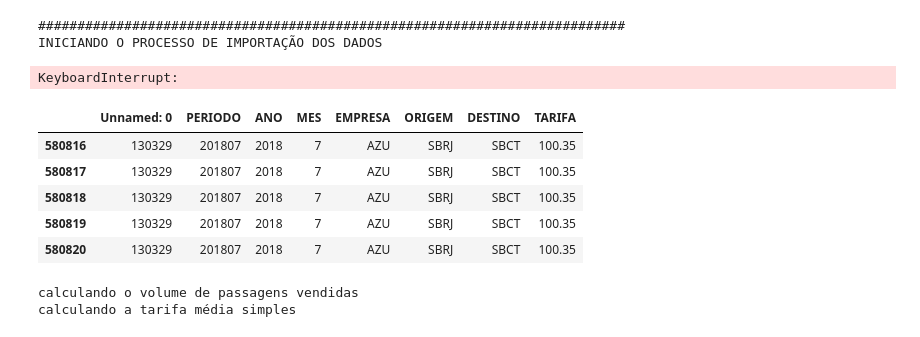
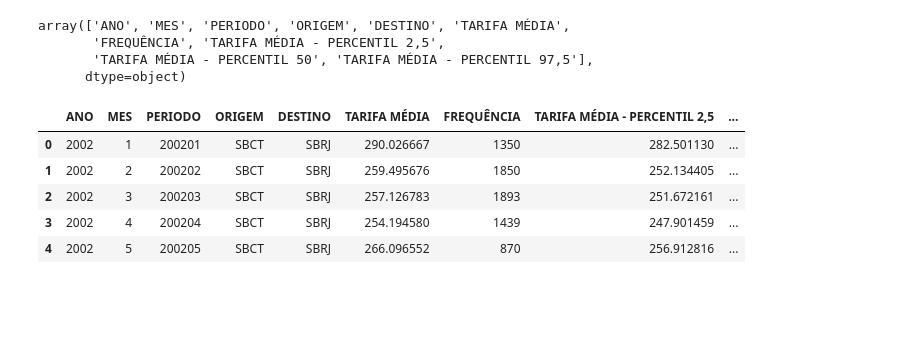
Before and after one commit to fredericohorst/anac-tarifas-aereas, a Jupyter notebook: tarifas_aereas.ipynb, the cells around one changed output. Saved outputs shown, nothing was run; the diff lists cells and outputs as text; code cells hidden in the pictures; blank space fills up the shorter version.

```diff
--- a/tarifas_aereas.ipynb
+++ b/tarifas_aereas.ipynb
@@ -85,15 +30,6 @@ def importing_data(source_path, origem_icao, destino_icao):
-# %%
-# aeroportos = pd.read_csv('aeroportos.csv',';')
-# origens = ['SBCT'],'SBRJ'] # aeroportos.ICAO.unique()
-# destinos = ['SBCT','SBRJ'] # aeroportos.ICAO.unique()
-# results = []
-# for origem in origens:
-#     for destino in destinos:
-#         if origem != destino:
-tarifas_df = statistics_processor.importing_data(source_path='tarifas_df_ajustada',origem_icao='SBTC', destino_icao='SBRJ')
-#         else:
-#             pass
-# %% [output]
-###########################################################################
-INICIANDO O PROCESSO DE IMPORTAÇÃO DOS DADOS
-KeyboardInterrupt:
+# %%
+df_tarifas_sts = pd.read_csv('df_tarifas_sts.csv')
+df_tarifas_sts = df_tarifas_sts.drop(columns=['Unnamed: 0'])
+df_tarifas_sts['PERIODO'] = df_tarifas_sts.PERIODO.astype(str)
+# importando o dicionário de dados dos aeroportos:
+aeroportos = pd.read_csv('aeroportos.csv',';')
@@ -100,26 +43,16 @@ KeyboardInterrupt:
+# %%
+df_tarifas_sts.columns.values
+# %% [output]
+array(['ANO', 'MES', 'PERIODO', 'ORIGEM', 'DESTINO', 'TARIFA MÉDIA',
+       'FREQUÊNCIA', 'TARIFA MÉDIA - PERCENTIL 2,5',
+       'TARIFA MÉDIA - PERCENTIL 50', 'TARIFA MÉDIA - PERCENTIL 97,5'],
+      dtype=object)
 # %%
-tarifas_df.head()
+df_tarifas_sts.head()
 # %% [output]
-|  | Unnamed: 0 | PERIODO | ANO | MES | EMPRESA | ORIGEM | DESTINO | TARIFA |
-| 580816 | 130329 | 201807 | 2018 | 7 | AZU | SBRJ | SBCT | 100.35 |
-| 580817 | 130329 | 201807 | 2018 | 7 | AZU | SBRJ | SBCT | 100.35 |
-| 580818 | 130329 | 201807 | 2018 | 7 | AZU | SBRJ | SBCT | 100.35 |
-| 580819 | 130329 | 201807 | 2018 | 7 | AZU | SBRJ | SBCT | 100.35 |
-| 580820 | 130329 | 201807 | 2018 | 7 | AZU | SBRJ | SBCT | 100.35 |
+|  | ANO | MES | PERIODO | ORIGEM | DESTINO | TARIFA MÉDIA | FREQUÊNCIA | TARIFA MÉDIA - PERCENTIL 2,5 | ... |
+| 0 | 2002 | 1 | 200201 | SBCT | SBRJ | 290.026667 | 1350 | 282.501130 | ... |
+| 1 | 2002 | 2 | 200202 | SBCT | SBRJ | 259.495676 | 1850 | 252.134405 | ... |
+| 2 | 2002 | 3 | 200203 | SBCT | SBRJ | 257.126783 | 1893 | 251.672161 | ... |
+| 3 | 2002 | 4 | 200204 | SBCT | SBRJ | 254.194580 | 1439 | 247.901459 | ... |
+| 4 | 2002 | 5 | 200205 | SBCT | SBRJ | 266.096552 | 870 | 256.912816 | ... |
-# %%
-print('calculando o volume de passagens vendidas')
-tarifas_count = tarifas_df.copy()
-tarifas_count = tarifas_count.groupby(['ANO','MES','PERIODO','ORIGEM','DESTINO']).count().reset_index()
-tarifas_count = tarifas_count[['ANO','MES','PERIODO','ORIGEM','DESTINO','TARIFA']]
-tarifas_count.columns = ['ANO','MES','PERIODO','ORIGEM','DESTINO','FREQUÊNCIA']
-# calculando a tarifa média simples
-print('calculando a tarifa média simples')
-tarifas_sts = tarifas_df.copy()
-tarifas_sts = tarifas_sts.groupby(['ANO','MES','PERIODO','ORIGEM','DESTINO']).mean().reset_index()
-tarifas_sts = tarifas_sts[['ANO','MES','PERIODO','ORIGEM','DESTINO','TARIFA']]
-tarifas_sts.columns = ['ANO','MES','PERIODO','ORIGEM','DESTINO','TARIFA MÉDIA']
-tarifas_sts = pd.merge(tarifas_sts,tarifas_count, how = 'left', on = ['ANO','MES','PERIODO','ORIGEM','DESTINO'])
-tarifas_count = None
-# %% [output]
-calculando o volume de passagens vendidas
-calculando a tarifa média simples
```
Also changed, not shown: parts of 28 cells of this notebook.
